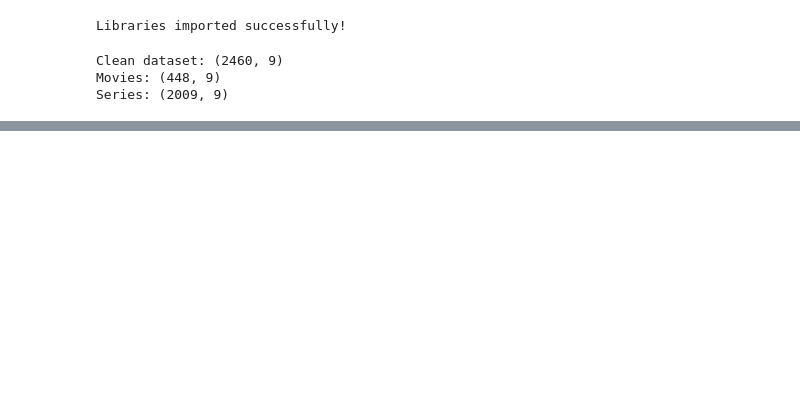
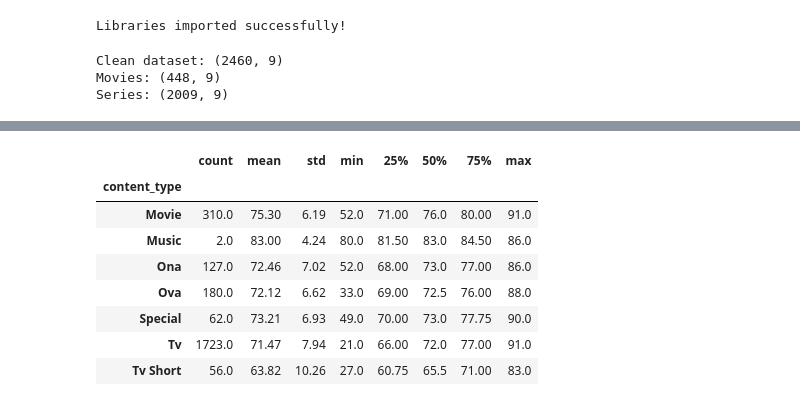
Before and after one commit to Osvajorge/anime-analytics-hub, a Jupyter notebook: notebooks/03_eda.ipynb, the cells around one changed output, grey strips where cells are left out. Saved outputs shown, nothing was run; the diff lists cells and outputs as text; code cells hidden in the pictures; blank space fills up the shorter version.

```diff
--- a/notebooks/03_eda.ipynb
+++ b/notebooks/03_eda.ipynb
@@ -47,3 +47,15 @@ df_clean.head()
 | 2 | Death Note | Mystery, Psychological, Supernatu... | MADHOUSE | 37 | 2006-10-01 | Tv | 84.0 | AniList | ... |
 | 3 | JUJUTSU KAISEN | Action, Drama, Supernatural | Toho | 24 | 2020-10-01 | Tv | 85.0 | AniList | ... |
 | 4 | My Hero Academia | Action, Adventure, Comedy | bones | 13 | 2016-04-01 | Tv | 76.0 | AniList | ... |
+# %%
+df_clean.groupby('content_type')['viewer_reviews'].describe().round(2)
+# %% [output]
+|  | count | mean | std | min | 25% | 50% | 75% | max |
+| content_type |  |  |  |  |  |  |  |  |
+| Movie | 310.0 | 75.30 | 6.19 | 52.0 | 71.00 | 76.0 | 80.00 | 91.0 |
+| Music | 2.0 | 83.00 | 4.24 | 80.0 | 81.50 | 83.0 | 84.50 | 86.0 |
+| Ona | 127.0 | 72.46 | 7.02 | 52.0 | 68.00 | 73.0 | 77.00 | 86.0 |
+| Ova | 180.0 | 72.12 | 6.62 | 33.0 | 69.00 | 72.5 | 76.00 | 88.0 |
+| Special | 62.0 | 73.21 | 6.93 | 49.0 | 70.00 | 73.0 | 77.75 | 90.0 |
+| Tv | 1723.0 | 71.47 | 7.94 | 21.0 | 66.00 | 72.0 | 77.00 | 91.0 |
+| Tv Short | 56.0 | 63.82 | 10.26 | 27.0 | 60.75 | 65.5 | 71.00 | 83.0 |
```
Also changed, not shown: parts of 5 cells of this notebook.
